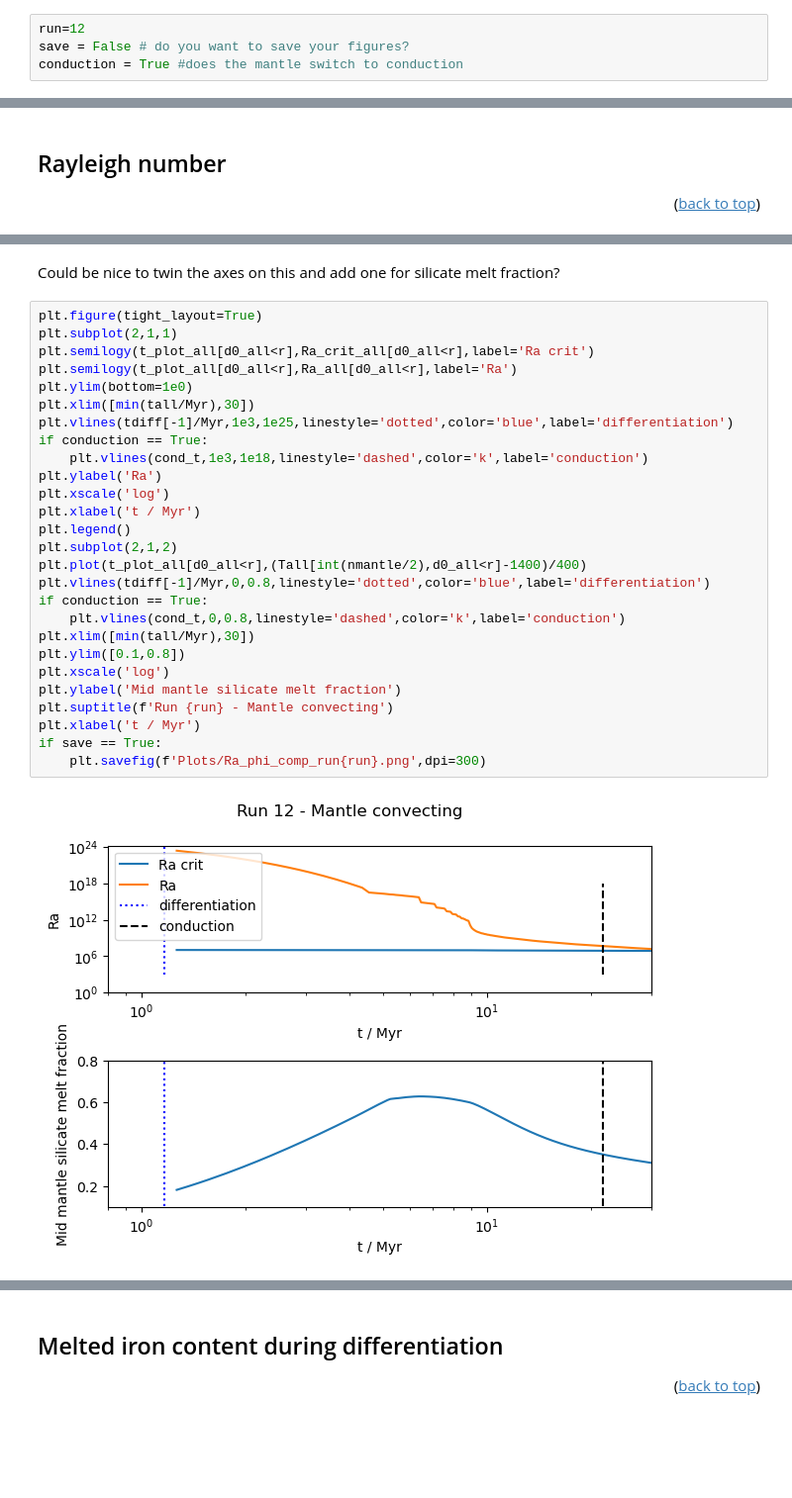
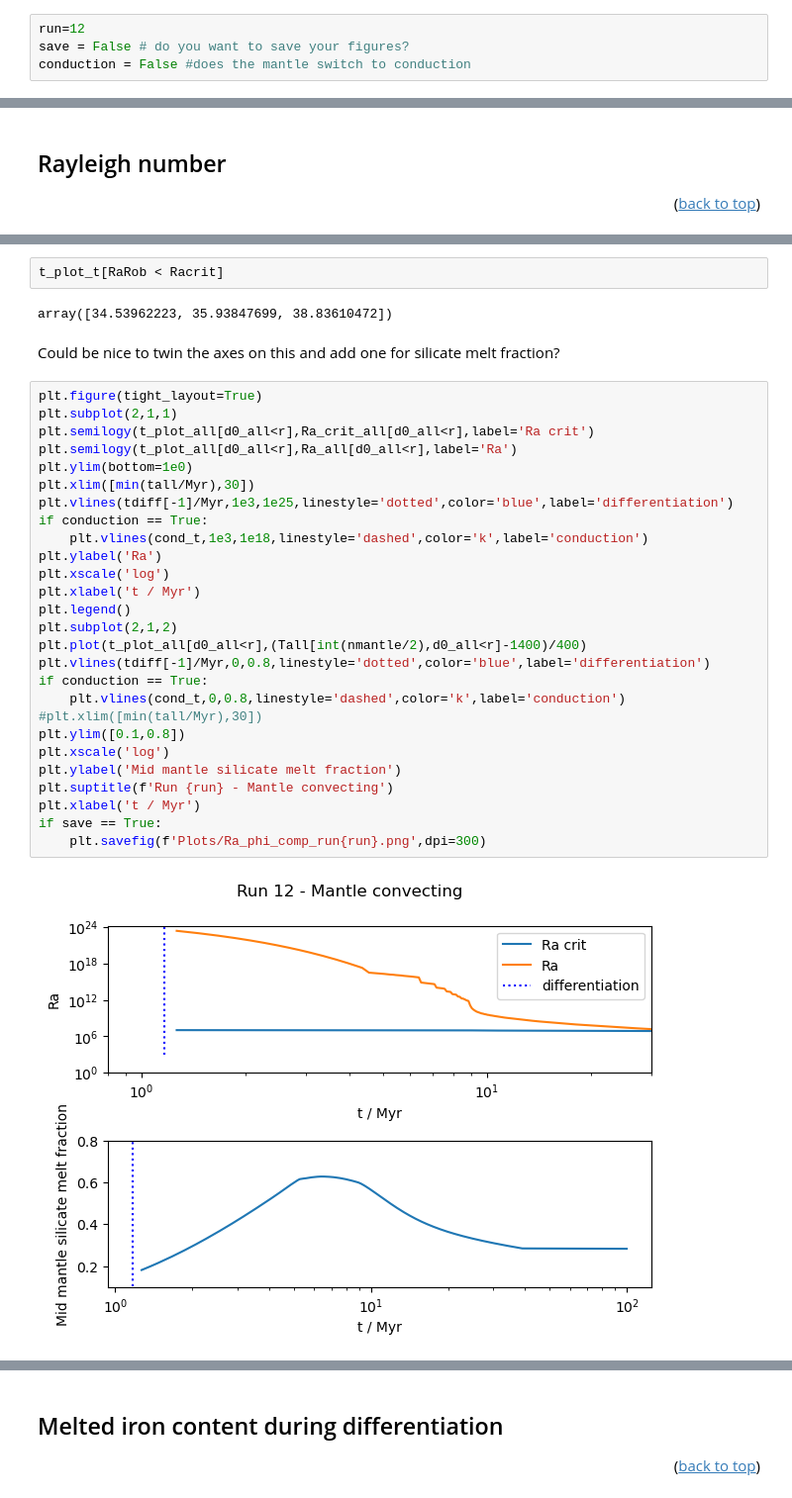
Before and after one commit to Hannah-RS/planetesimal-magnetic-history, a Jupyter notebook: Version4/plot_combined.ipynb, the cells around one changed output, grey strips where cells are left out. Shown at 99% size. Drawn from its saved outputs; the diff is of its cells as text; blank space fills up the shorter version.

```diff
--- a/Version4/plot_combined.ipynb
+++ b/Version4/plot_combined.ipynb
@@ -28,7 +28,7 @@ Choose run and whether you want to save figure
 # %%
 run=12
 save = False # do you want to save your figures?
-conduction = True #does the mantle switch to conduction
+conduction = False #does the mantle switch to conduction
 # %% [markdown]
 Load npz files for differentiation
 # %%
@@ -245,34 +299,38 @@ if save == True:
+# %%
+t_plot_t[RaRob < Racrit]
+# %% [output]
+array([34.53962223, 35.93847699, 38.83610472])
 # %% [markdown]
 Could be nice to twin the axes on this and add one for silicate melt fraction?
 # %%
 plt.figure(tight_layout=True)
 plt.subplot(2,1,1)
 plt.semilogy(t_plot_all[d0_all<r],Ra_crit_all[d0_all<r],label='Ra crit')
 plt.semilogy(t_plot_all[d0_all<r],Ra_all[d0_all<r],label='Ra')
 plt.ylim(bottom=1e0)
 plt.xlim([min(tall/Myr),30])
 plt.vlines(tdiff[-1]/Myr,1e3,1e25,linestyle='dotted',color='blue',label='differentiation')
 if conduction == True:
     plt.vlines(cond_t,1e3,1e18,linestyle='dashed',color='k',label='conduction')
 plt.ylabel('Ra')
 plt.xscale('log')
 plt.xlabel('t / Myr')
 plt.legend()
 plt.subplot(2,1,2)
 plt.plot(t_plot_all[d0_all<r],(Tall[int(nmantle/2),d0_all<r]-1400)/400)
 plt.vlines(tdiff[-1]/Myr,0,0.8,linestyle='dotted',color='blue',label='differentiation')
 if conduction == True:
     plt.vlines(cond_t,0,0.8,linestyle='dashed',color='k',label='conduction')
-plt.xlim([min(tall/Myr),30])
+#plt.xlim([min(tall/Myr),30])
 plt.ylim([0.1,0.8])
 plt.xscale('log')
 plt.ylabel('Mid mantle silicate melt fraction')
 plt.suptitle(f'Run {run} - Mantle convecting')
 plt.xlabel('t / Myr')
 if save == True:
     plt.savefig(f'Plots/Ra_phi_comp_run{run}.png',dpi=300)
 # %% [output]
-[figure, old version]
+[figure, new version]
 # %%
 plt.figure()
 plt.semilogy(tall/Myr,d0_all/r,label='$\delta_0$')
```
Also changed, not shown: parts of 13 cells of this notebook, 5 other files.
